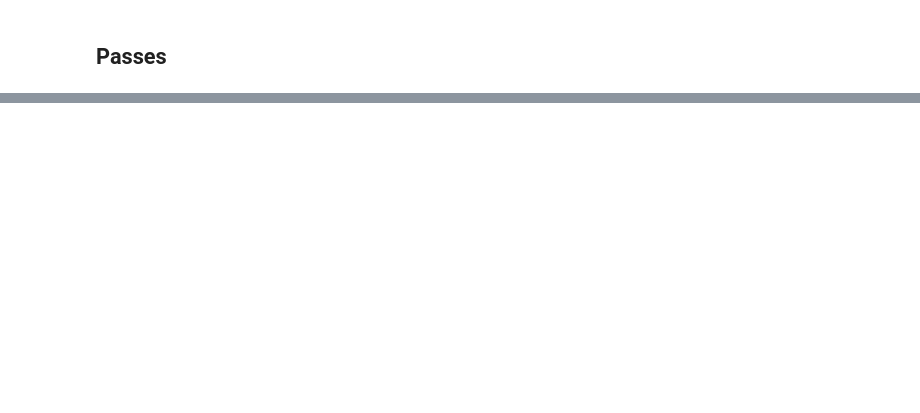
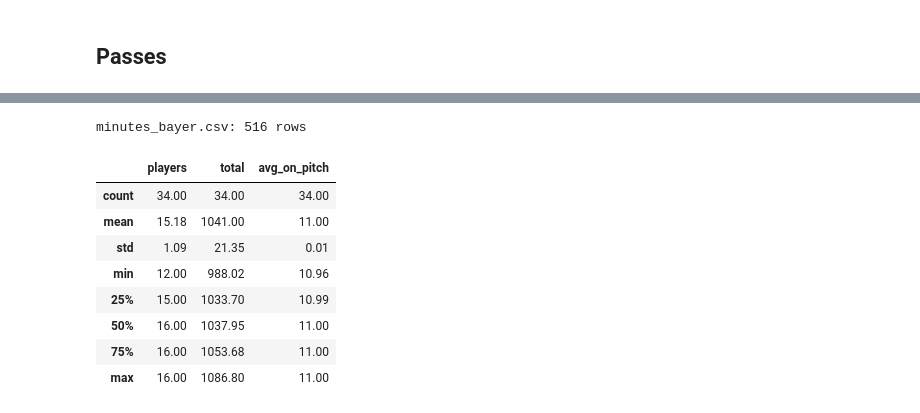
Before and after one commit to YacineM10/bayer-leverkusen-23-24-a-record-breaking-season, a Jupyter notebook: BayerLeverkusen_EN.ipynb, the cells around one changed output, grey strips where cells are left out. Drawn from its saved outputs; the diff is of its cells as text; code cells hidden in the pictures; blank space fills up the shorter version.

```diff
--- a/BayerLeverkusen_EN.ipynb
+++ b/BayerLeverkusen_EN.ipynb
@@ -667,0 +263,43 @@ minutes_df
+# %%
+def clock_to_seconds(t):
+    m, s = map(int, t.split(":"))
+    return m * 60 + s
+
+# End of each match = clock of its last event
+match_end_sec = (
+    events_df.assign(clock=events_df["minute"] * 60 + events_df["second"])
+    .groupby("match_id")["clock"].max()
+)
+
+spells["from_sec"] = spells["from"].apply(clock_to_seconds)
+spells["to_sec"] = [
+    clock_to_seconds(t) if isinstance(t, str) else match_end_sec[m]
+    for t, m in zip(spells["to"], spells["match_id"])
+]
+spells["duration_min"] = (spells["to_sec"] - spells["from_sec"]) / 60
+assert (spells["duration_min"] >= 0).all()
+
+minutes_df = (
+    spells.groupby(["match_id", "player_id", "player_name"], as_index=False)["duration_min"].sum()
+    .rename(columns={"duration_min": "minutes_played"})
+)
+minutes_df["minutes_played"] = minutes_df["minutes_played"].round(2)
+
+export(minutes_df, "minutes_bayer.csv")
+# %% [output]
+minutes_bayer.csv: 516 rows
+# %%
+# Sanity checks: 11 players on the pitch at all times (fewer after a red card)
+per_match = minutes_df.groupby("match_id").agg(players=("player_id", "size"), total=("minutes_played", "sum"))
+per_match["avg_on_pitch"] = per_match["total"] / (match_end_sec[per_match.index] / 60)
+per_match.describe().round(2)
+# %% [output]
+|  | players | total | avg_on_pitch |
+| count | 34.00 | 34.00 | 34.00 |
+| mean | 15.18 | 1041.00 | 11.00 |
+| std | 1.09 | 21.35 | 0.01 |
+| min | 12.00 | 988.02 | 10.96 |
+| 25% | 15.00 | 1033.70 | 10.99 |
+| 50% | 16.00 | 1037.95 | 11.00 |
+| 75% | 16.00 | 1053.68 | 11.00 |
+| max | 16.00 | 1086.80 | 11.00 |
```
Also changed, not shown: parts of 60 cells of this notebook, 7 other files.
